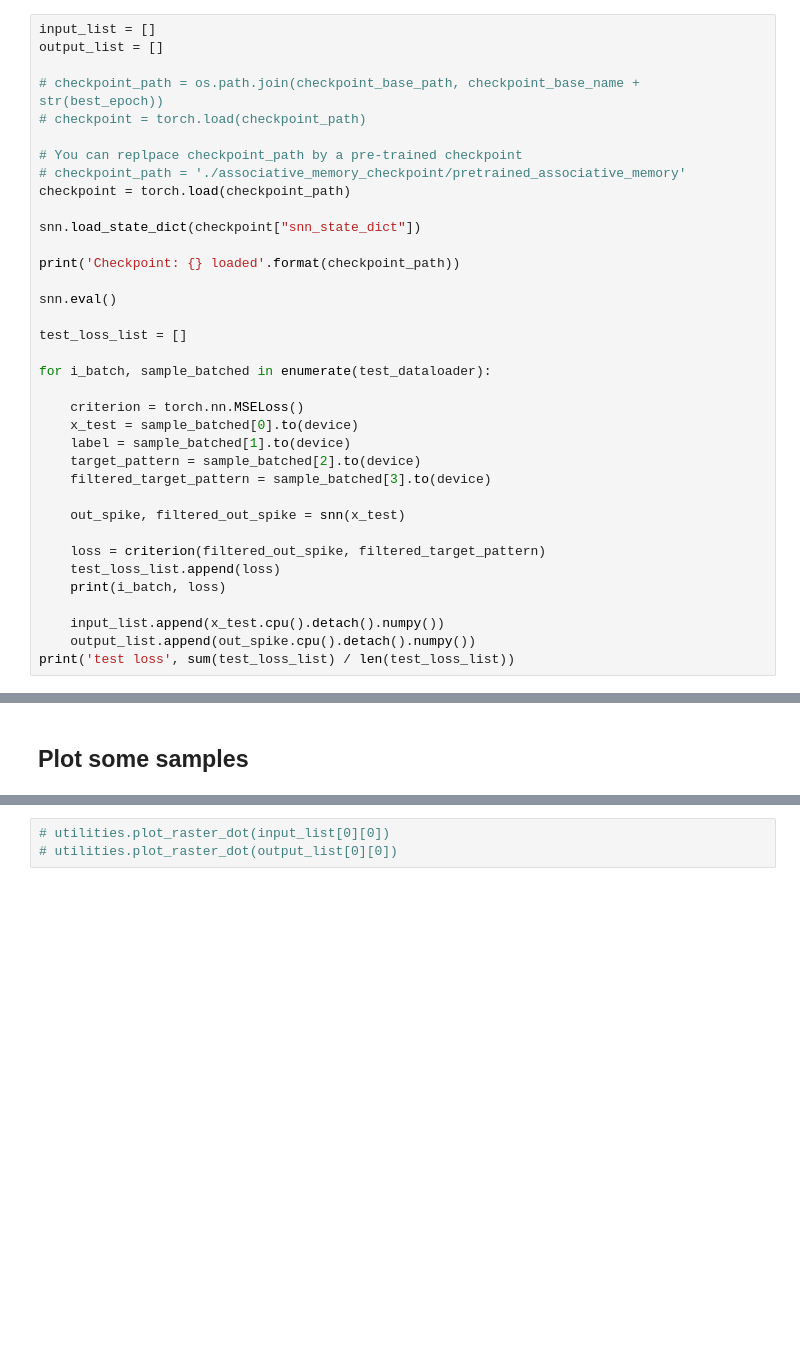
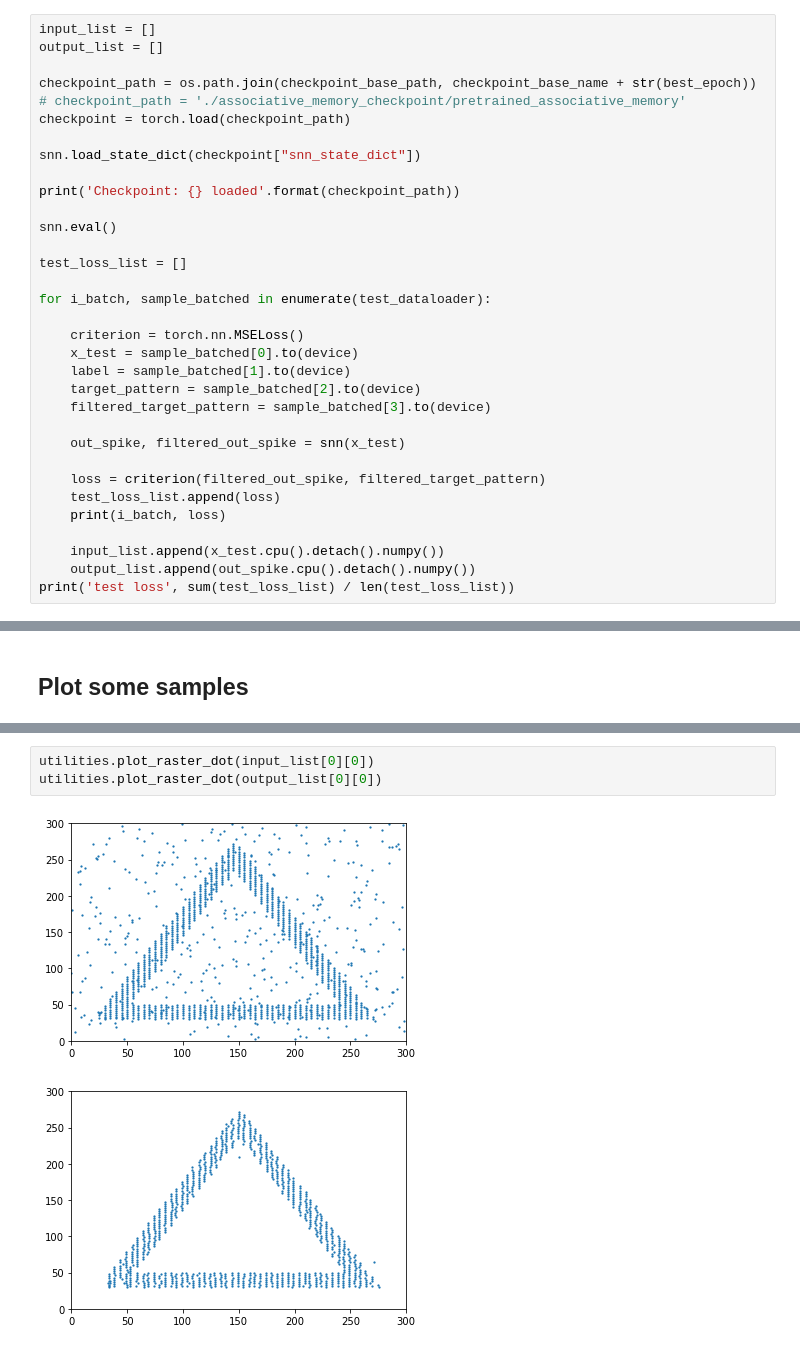
Before and after one commit to zhongyuchen/snn-iir, a Jupyter notebook: associative_memory.ipynb, the cells around one changed output, grey strips where cells are left out. Cells and saved outputs as stored; diff of their text form; blank space fills up the shorter version.

```diff
--- a/associative_memory.ipynb
+++ b/associative_memory.ipynb
@@ -452,10 +483,7 @@ print('Best epoch: {}'.format(best_epoch))
 input_list = []
 output_list = []
 
-# checkpoint_path = os.path.join(checkpoint_base_path, checkpoint_base_name + str(best_epoch))
-# checkpoint = torch.load(checkpoint_path)
-
-# You can replpace checkpoint_path by a pre-trained checkpoint
+checkpoint_path = os.path.join(checkpoint_base_path, checkpoint_base_name + str(best_epoch))
 # checkpoint_path = './associative_memory_checkpoint/pretrained_associative_memory'
 checkpoint = torch.load(checkpoint_path)
 
@@ -522,4 +577,7 @@ utilities.plot_raster_dot(input_list[0][0])
 # %%
-# utilities.plot_raster_dot(input_list[0][0])
-# utilities.plot_raster_dot(output_list[0][0])
+utilities.plot_raster_dot(input_list[0][0])
+utilities.plot_raster_dot(output_list[0][0])
+# %% [output]
+[figure, added]
+[figure, added]
 # %%
```
Also changed, not shown: parts of 11 cells of this notebook.
